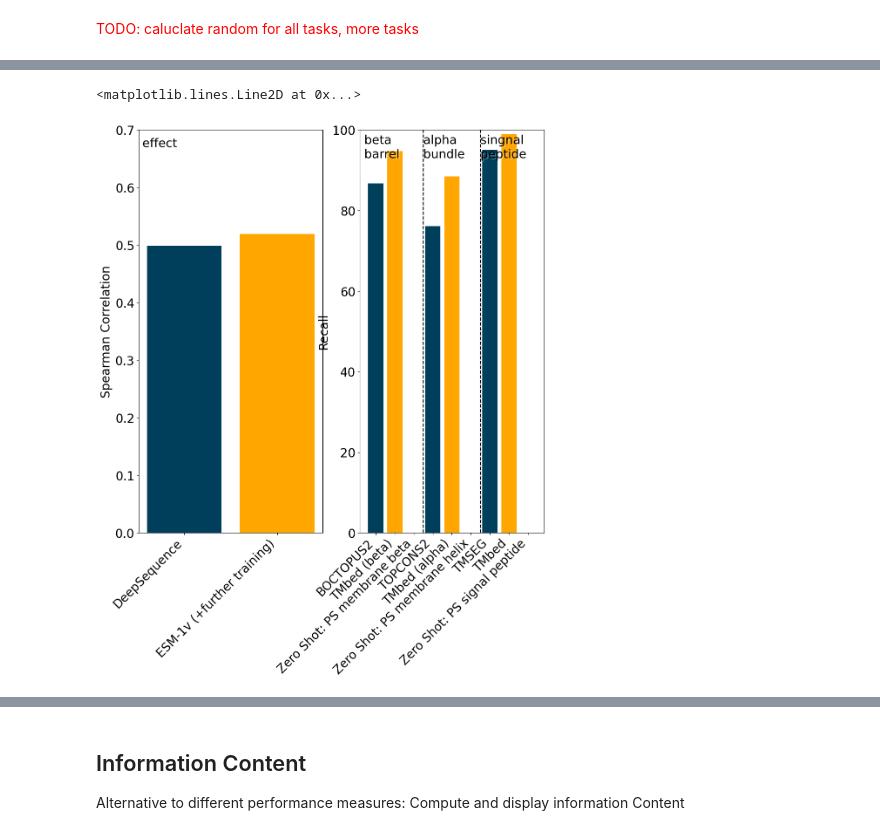
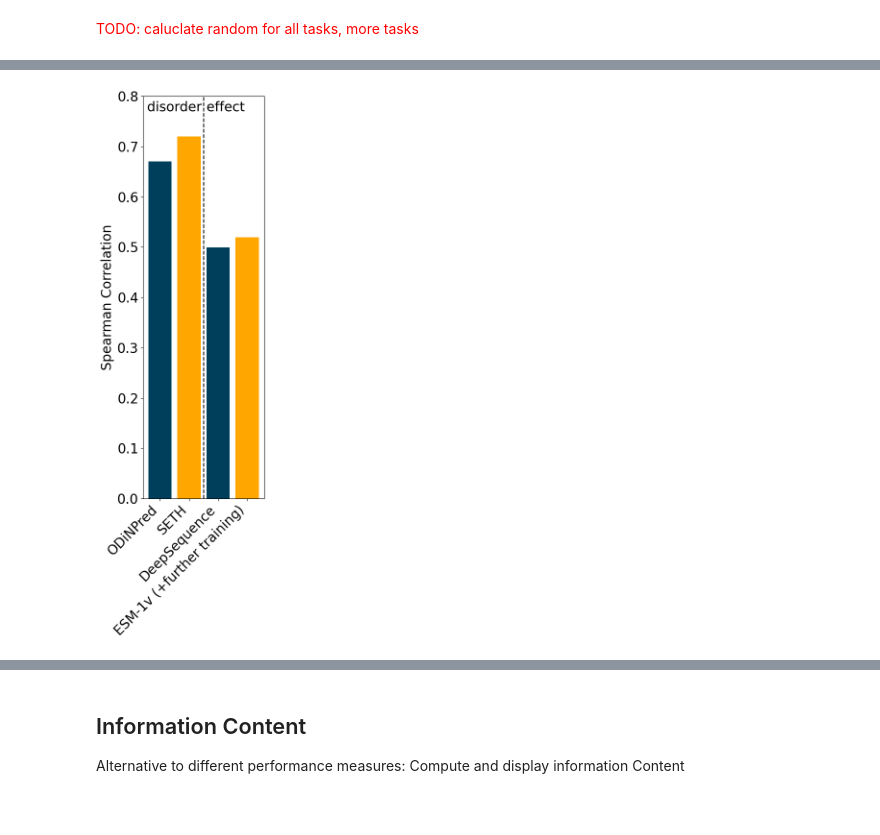
Before and after one commit to erckert/EV-embeddings-figures, a Jupyter notebook: visualizeResults.ipynb, the cells around one changed output, grey strips where cells are left out. Cells and saved outputs as stored; diff of their text form; code cells hidden in the pictures; blank space fills up the shorter version.

```diff
--- a/visualizeResults.ipynb
+++ b/visualizeResults.ipynb
@@ -259,21 +289,14 @@ fig2.tight_layout()
 # %%
-fig3, ((ax5, ax6)) = plt.subplots(1,2, figsize=(12,12))
+fig5, ((ax5)) = plt.subplots(1,1, figsize=(4,12))
 
-ax5.bar(grouped_spearman_labels, [float(entry) for entry in spearman], color=['#003f5c' if entry==0 else ("#ffa600" if entry==1 else '#bc5090') for entry in spearman_is_embedding_based])
+ax5.bar(grouped_spearman_labels, [float(entry) for entry in spearman], color=['#003f5c' if entry==0 else ("#ffa600" if entry==1 else '#bc5090') for entry in spearman_is_embedding_based], width=0.8)
 ax5.set_xticklabels(grouped_spearman_labels, rotation=45, ha='right')
 ax5.set_ylabel("Spearman Correlation")
-ax5.set_ylim(top=.7)
-ax5.annotate('effect',xy=(-0.45, 0.67), path_effects=[path_effects.withSimplePatchShadow(shadow_rgbFace='white')])
+ax5.set_ylim(top=.8)
+ax5.annotate('disorder',xy=(-0.45, 0.77), path_effects=[path_effects.withSimplePatchShadow(shadow_rgbFace='white')])
+ax5.annotate('effect',xy=(1.6, 0.77), path_effects=[path_effects.withSimplePatchShadow(shadow_rgbFace='white')])
+ax5.axvline(x=[1.5],  color='black', ls='--')
 
-ax6.bar(grouped_recall_labels, [float(entry) for entry in recall], color=['#003f5c' if entry==0 else ("#ffa600" if entry==1 else '#bc5090') for entry in recall_is_embedding_based])
-ax6.set_xticklabels(grouped_recall_labels, rotation=45, ha='right')
-ax6.set_ylabel("Recall")
-ax6.set_ylim(top=100)
-ax6.annotate('beta \nbarrel',xy=(-0.6, 93), path_effects=[path_effects.withSimplePatchShadow(shadow_rgbFace='white')])
-ax6.annotate('alpha \nbundle',xy=(2.5, 93), path_effects=[path_effects.withSimplePatchShadow(shadow_rgbFace='white')])
-ax6.annotate('singnal \npeptide',xy=(5.5, 93), path_effects=[path_effects.withSimplePatchShadow(shadow_rgbFace='white')])
-ax6.axvline(x=[2.5],  color='black', ls='--')
-ax6.axvline(x=[5.5],  color='black', ls='--')
+fig5.tight_layout()
 # %% [output]
-<matplotlib.lines.Line2D at 0x...>
-[figure, old version]
+[figure, new version]
```
Also changed, not shown: parts of 16 cells of this notebook, 4 other files.
